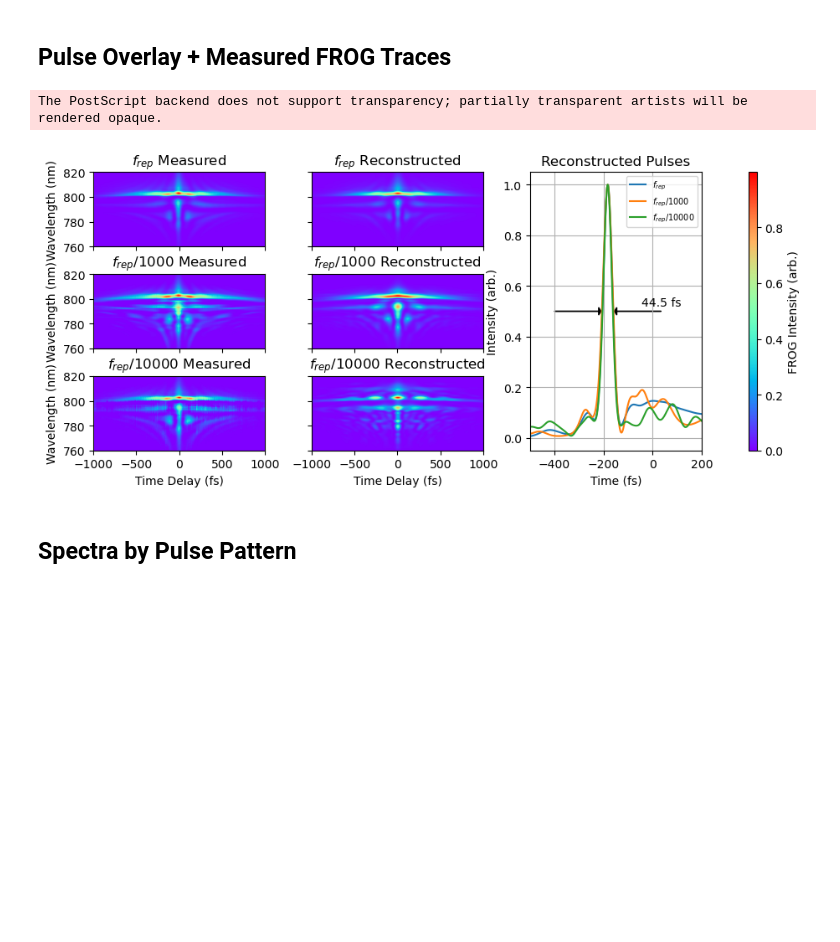
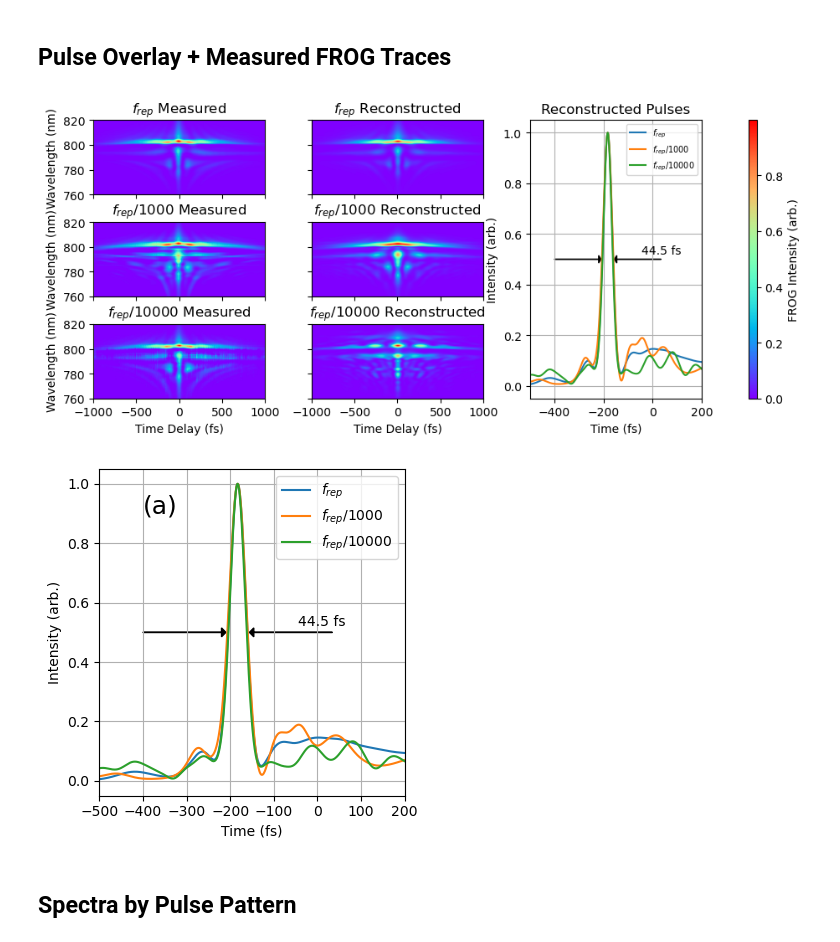
Before and after one commit to Seabear-attack/dev-table, a Jupyter notebook: Plotting/paper_plots.ipynb, the cells around one changed output. Drawn from its saved outputs; the diff is of its cells as text; code cells hidden in the pictures; blank space fills up the shorter version.

```diff
--- a/Plotting/paper_plots.ipynb
+++ b/Plotting/paper_plots.ipynb
@@ -26,9 +26,9 @@ cmap = 'rainbow'
 f, ax = plt.subplot_mosaic(mosaic=panels, figsize=(9,4), gridspec_kw={'width_ratios':[1,1,1,.05]})
 
 
-ax['Pulses'].set_xlabel('Time (fs)')
-ax['Pulses'].set_ylabel('Intensity (arb.)')
-ax['Pulses'].set_title('Reconstructed Pulses')
+ax.set_xlabel('Time (fs)')
+ax.set_ylabel('Intensity (arb.)')
+ax.set_title('Reconstructed Pulses')
 ax['Pulses'].set_xlim([-500, 200])
 
 for i in range(3):
@@ -97,8 +97,73 @@ if save_files:
     plt.savefig(savepath, dpi=500)
 plt.show()
 # %% [output]
-The PostScript backend does not support transparency; partially transparent artists will be rendered opaque.
 [figure]
+# %%
+import matplotlib.pyplot as plt
+from utils import frogdata
+from pathlib import Path
+import re
+
+# File management
+frog_path = Path(
+    r'C:\Users\wahlm\Documents\School\Research\Allison\Tunable Pump\Data for Papers\Tunable seed\FROGs vs. pulse pattern\Low rep rate')
+savepath = Path(r'C:\Users\wahlm\Documents\School\Research\Allison\Papers\tunable-pump-seed-cleo-2024') / 'pulse_reconstructions.pdf'
+pattern = r'.*'
+sort = lambda frog: 0 if re.search(r'\d+', frog.label) is None else int(re.search(r'\d+', frog.label)[0])
+label = lambda name: r'$f_{rep}$' if re.search(r'\d+', frog.label) is None else r'$f_{rep}/$' + (re.search(r'\d+', name)[0])
+save_files = True
+
+# Plotting options
+
+f, ax = plt.subplots(figsize=(4,4))
+
+colors = ['tab:blue', 'tab:orange', 'tab:green']
+
+ax.set_xlabel('Time (fs)')
+ax.set_ylabel('Intensity (arb.)')
+# ax.set_title('Reconstructed Pulses')
+ax.set_xlim([-500, 200])
+
+
+
+fullscreen = False
+
+# Do the thing
+frogs = frogdata.read_frog_directory(frog_path, pattern=pattern)
+frogs = sorted(frogs, key=sort)
+frogs = [frogs[0], frogs[4], frogs[5]]
+avg_duration = sum([frog.t_FWHM for frog in frogs ])/len(frogs)
+for i, frog in enumerate(frogs):
+    # Fix the phase signs to all be the same (pulse maximum on the left of the plot)
+    if frog.pulse_time[frog.pulse_intensity == max(frog.pulse_intensity)] > frog.pulse_time[
+                                                                int(len(frog.pulse_time) / 2)]:
+        frog.pulse_intensity = frog.pulse_intensity[::-1]
+
+    # Have all the maxima overlap one another in time
+    frog.pulse_time = frog.pulse_time - (frog.pulse_time[frog.pulse_intensity == max(frog.pulse_intensity)] -
+                                            frogs[0].pulse_time[frogs[0].pulse_intensity == max(frogs[0].pulse_intensity)])
+
+    # Plot the pulse
+
+    ax.plot(frog.pulse_time, frog.pulse_intensity, label=f'{label(frog.label)}', color=colors[i])
+
+
+
+ax.legend()
+ax.grid()
+ax.arrow(-400, .5, 190, 0, color='k', length_includes_head=True, head_width=.03, head_length=10)
+ax.arrow(34, .5, -190, 0, color='k', length_includes_head=True, head_width=.03, head_length=10)
+ax.annotate(f'{avg_duration:.1f} fs', (-44, .52))
+ax.annotate('(a)', (-400, .9), fontsize=18)
+
+if fullscreen:
+    f.canvas.manager.window.showMaximized()  # toggle fullscreen mode
+plt.tight_layout()
+if save_files:
+    plt.savefig(savepath, dpi=500)
+plt.show()
+# %% [output]
+[figure, added]
 # %% [markdown]
 ## Spectra by Pulse Pattern
 # %%
```
Also changed, not shown: parts of 3 cells of this notebook.
